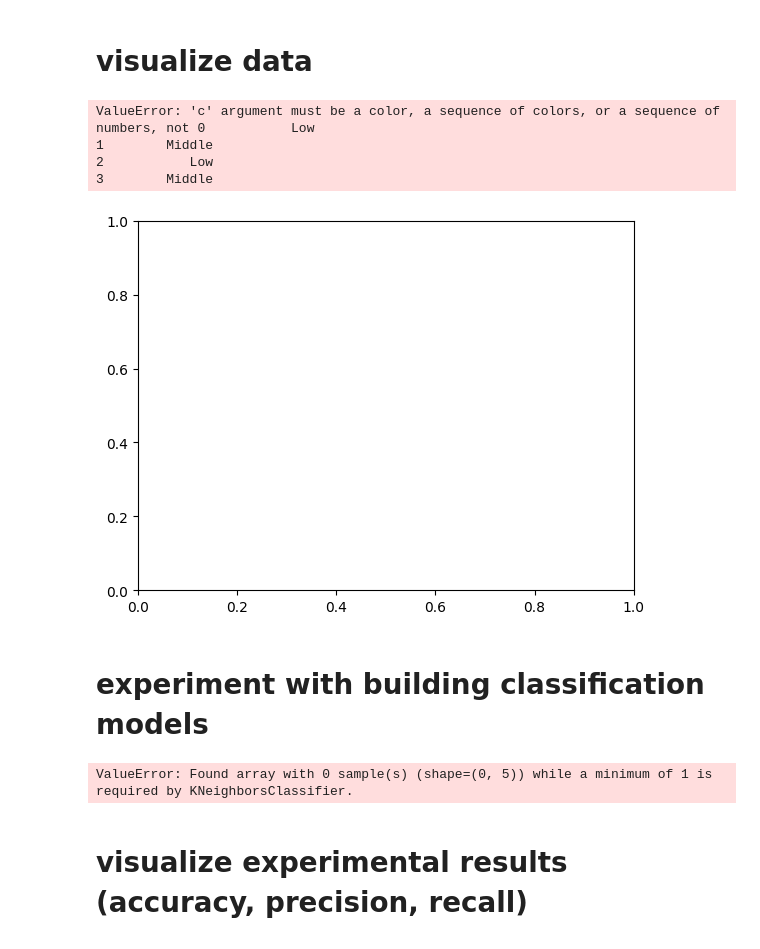
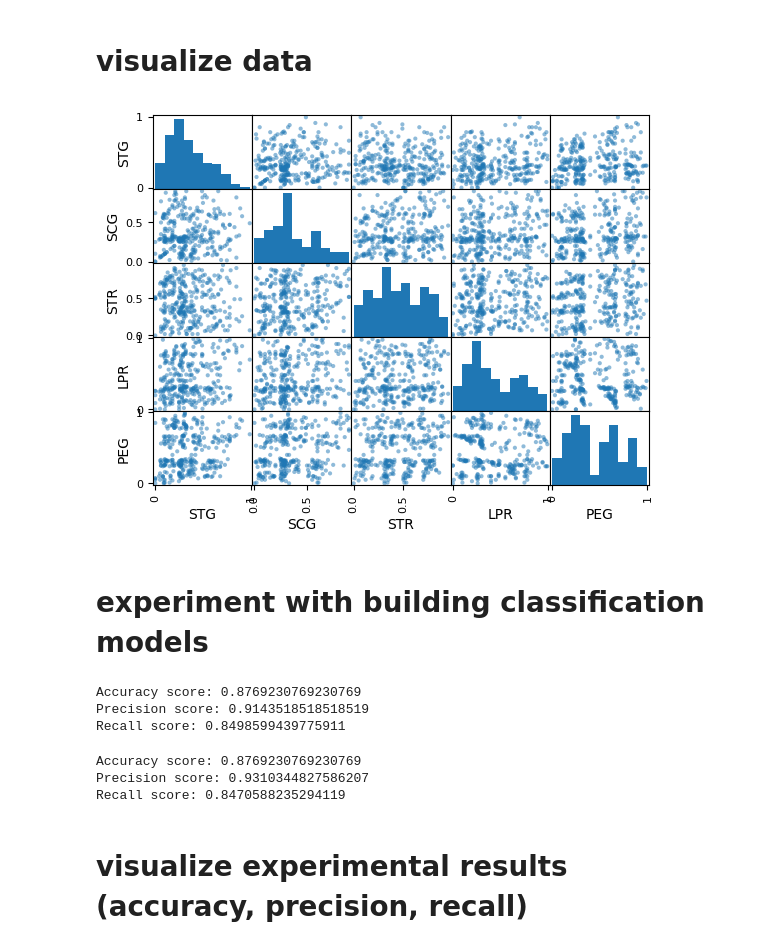
Before and after one commit to PatRakowicz/College-CS, a Jupyter notebook: CS-303/HW7/Homework_07-UserKnowledge.ipynb, the cells around one changed output. Drawn from its saved outputs; the diff is of its cells as text; code cells hidden in the pictures.

```diff
--- a/CS-303/HW7/Homework_07-UserKnowledge.ipynb
+++ b/CS-303/HW7/Homework_07-UserKnowledge.ipynb
@@ -33,35 +33,47 @@ print(train_df)
 [322 rows x 6 columns]
 # %% [markdown]
 # visualize data
-# %%
-plt.scatter(train_df['STG'], train_df['PEG'], c=train_df['UNS'])
-plt.xlabel('STG')
-plt.ylabel('PEG')
-plt.show()
-# %% [output]
-ValueError: 'c' argument must be a color, a sequence of colors, or a sequence of numbers, not 0           Low
-1        Middle
-2           Low
-3        Middle
-[figure, removed]
+# %%
+pd.plotting.scatter_matrix(train_df, diagonal='hist')
+plt.show()
+# %% [output]
+[figure, added]
 # %% [markdown]
 # experiment with building classification models
 # %%
-X = train_df[['STG', 'SCG', 'STR', 'LPR', 'PEG']]
-y = train_df['UNS']
+feature_cols = ['STG', 'SCG', 'STR', 'LPR', 'PEG']
+target_col = 'UNS'
 
-np.random.seed(42)
-shuffle_index = np.random.permutation(len(train_df))
-X_train, y_train = X.iloc[shuffle_index[:1000]], y.iloc[shuffle_index[:1000]]
-X_val, y_val = X.iloc[shuffle_index[1000:]], y.iloc[shuffle_index[1000:]]
-
+X_train, X_val, y_train, y_val = train_test_split(train_df[feature_cols], train_df[target_col], test_size=0.2,
+                                                  random_state=42)
 knn = KNeighborsClassifier(n_neighbors=5)
 knn.fit(X_train, y_train)
 y_pred = knn.predict(X_val)
-print('Accuracy:', accuracy_score(y_val, y_pred))
-print('Precision:', precision_score(y_val, y_pred, average='weighted'))
-print('Recall:', recall_score(y_val, y_pred, average='weighted'))
+
+print('Accuracy score:', accuracy_score(y_val, y_pred))
+print('Precision score:', precision_score(y_val, y_pred, average='macro'))
+print('Recall score:', recall_score(y_val, y_pred, average='macro'))
 # %% [output]
-ValueError: Found array with 0 sample(s) (shape=(0, 5)) while a minimum of 1 is required by KNeighborsClassifier.
+Accuracy score: 0.8769230769230769
+Precision score: 0.9143518518518519
+Recall score: 0.8498599439775911
+# %%
+feature_cols = ['STG', 'SCG', 'STR', 'LPR', 'PEG']
+target_col = 'UNS'
+
+X_train, X_val, y_train, y_val = train_test_split(train_df[feature_cols], train_df[target_col], test_size=0.2,
+                                                  random_state=42)
+
+knn = KNeighborsClassifier(n_neighbors=8)
+knn.fit(X_train, y_train)
+y_pred = knn.predict(X_val)
+
+print('Accuracy score:', accuracy_score(y_val, y_pred))
+print('Precision score:', precision_score(y_val, y_pred, average='macro'))
+print('Recall score:', recall_score(y_val, y_pred, average='macro'))
+# %% [output]
+Accuracy score: 0.8769230769230769
+Precision score: 0.9310344827586207
+Recall score: 0.8470588235294119
 # %% [markdown]
 # visualize experimental results (accuracy, precision, recall)
```
Also changed, not shown: parts of 4 cells of this notebook.
